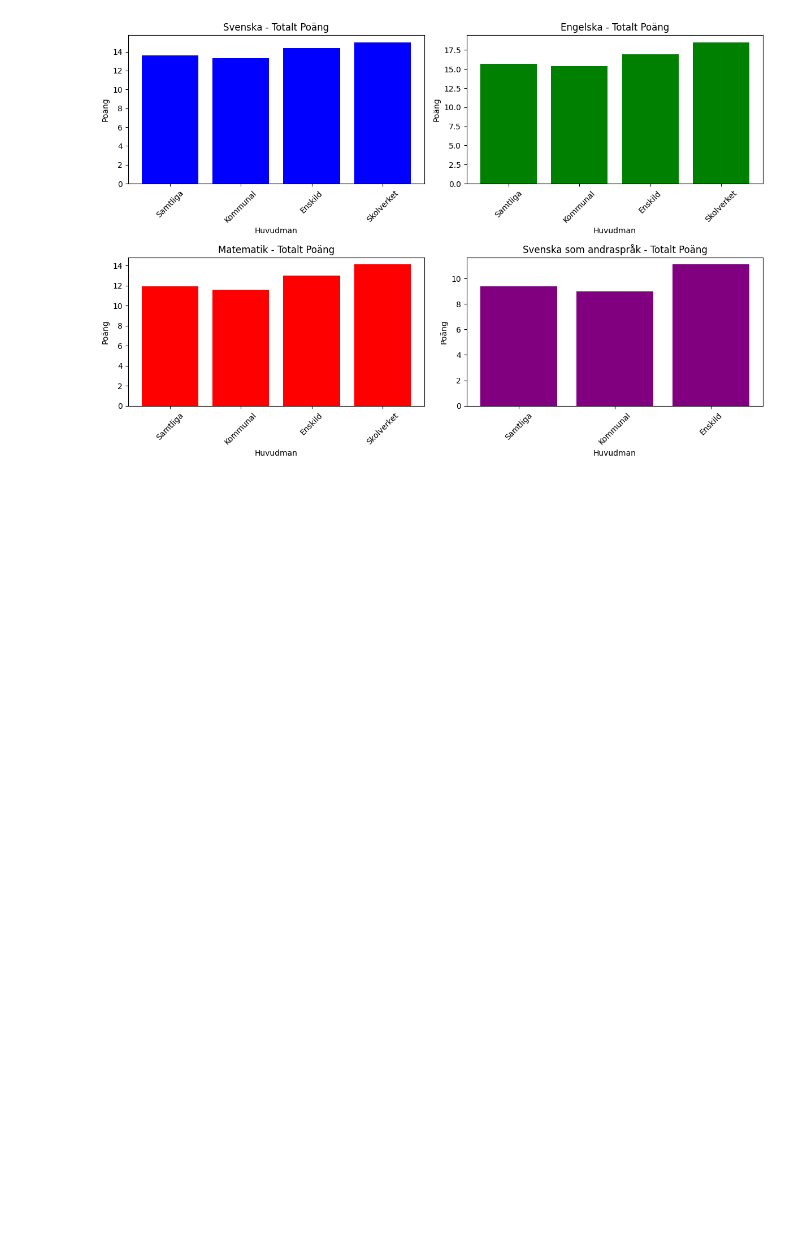
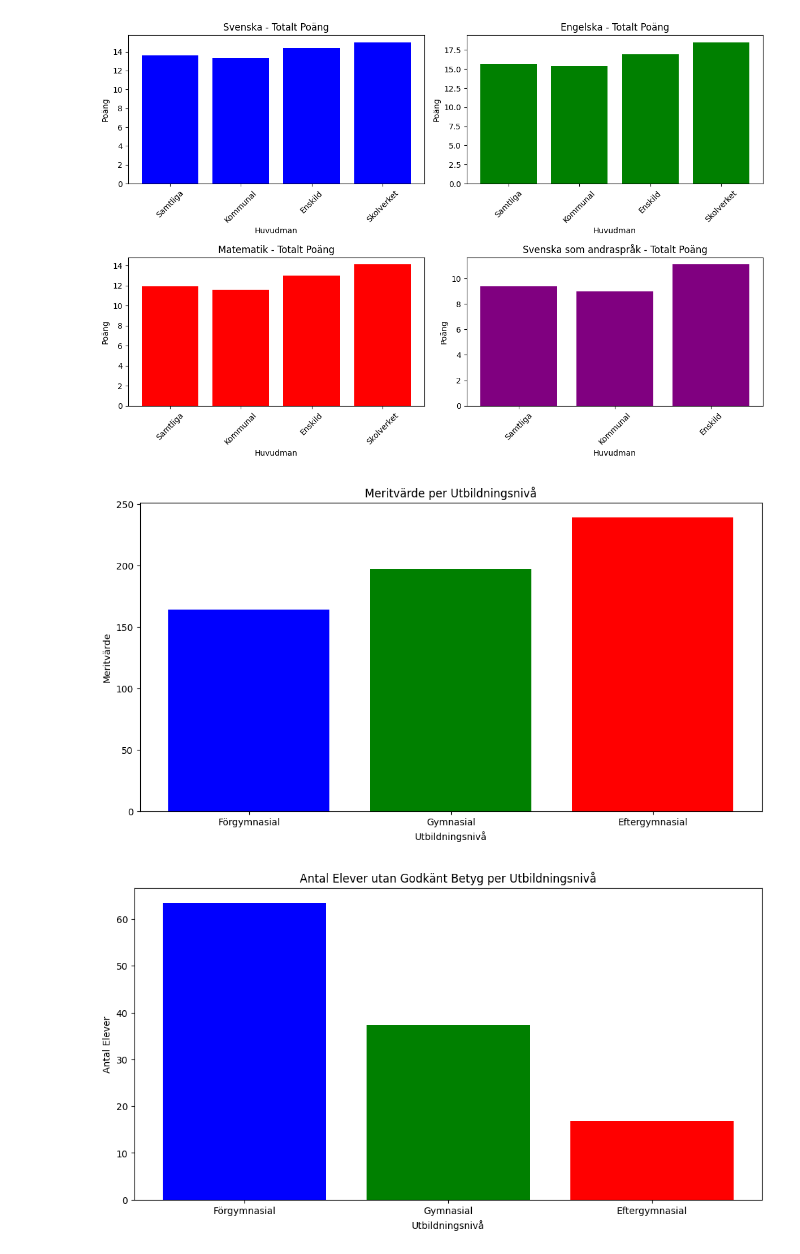
Before and after one commit to SalihMor1na/Python, a Jupyter notebook: Lab2/Lab2.ipynb, the cells around one changed output. Drawn from its saved outputs; the diff is of its cells as text; code cells hidden in the pictures; blank space fills up the shorter version.

Commit message:
Skapar stapeldiagram för antal elever utan godkänt betyg

```diff
--- a/Lab2/Lab2.ipynb
+++ b/Lab2/Lab2.ipynb
@@ -114,25 +114,38 @@ fig2.show()
 # %%
 # Filtrera data för olika elver där deras föreldrar pluggat dessa utbildningsnivåer
 förgymnasial = df_betyg[df_betyg["Läsår"] == "Förgymnasial utbildning"]
 gymnasial = df_betyg[df_betyg["Läsår"] == "Gymnasial utbildning"]
 eftergymnasial = df_betyg[df_betyg["Läsår"] == "Eftergymnasial utbildning"]
 
 # Hämtar relevant data för meritvärden
 förgymnasial_merit = förgymnasial["Totalt Meritvärde 16 ämnen"].iloc[0]
 gymnasial_merit = gymnasial["Totalt Meritvärde 16 ämnen"].iloc[0]
 eftergymnasial_merit = eftergymnasial["Totalt Meritvärde 16 ämnen"].iloc[0]
 
 # Hämtar data för Totalt ej godkänt
 förgymnasial_ej_godkänt = förgymnasial["Totalt Ej Godkänt"].iloc[0]
 gymnasial_ej_godkänt = gymnasial["Totalt Ej Godkänt"].iloc[0]
 eftergymnasial_ej_godkänt = eftergymnasial["Totalt Ej Godkänt"].iloc[0]
 
-# Skapa stapeldiagram för meritvärde
+# Skapar stapeldiagram för meritvärde
 plt.figure(figsize=(12, 6))
 plt.bar(["Förgymnasial", "Gymnasial", "Eftergymnasial"],
         [förgymnasial_merit, gymnasial_merit, eftergymnasial_merit],
         color=['blue', 'green', 'red'])
 plt.title("Meritvärde per Utbildningsnivå")
 plt.xlabel("Utbildningsnivå")
 plt.ylabel("Meritvärde")
 plt.show()
+
+# Skapar stapeldiagram för antal elever utan godkänt betyg
+plt.figure(figsize=(12, 6))
+plt.bar(["Förgymnasial", "Gymnasial", "Eftergymnasial"],
+        [förgymnasial_ej_godkänt, gymnasial_ej_godkänt, eftergymnasial_ej_godkänt],
+        color=['blue', 'green', 'red'])
+plt.title("Antal Elever utan Godkänt Betyg per Utbildningsnivå")
+plt.xlabel("Utbildningsnivå")
+plt.ylabel("Antal Elever")
+plt.show()
+# %% [output]
+[figure, added]
+[figure, added]
```
